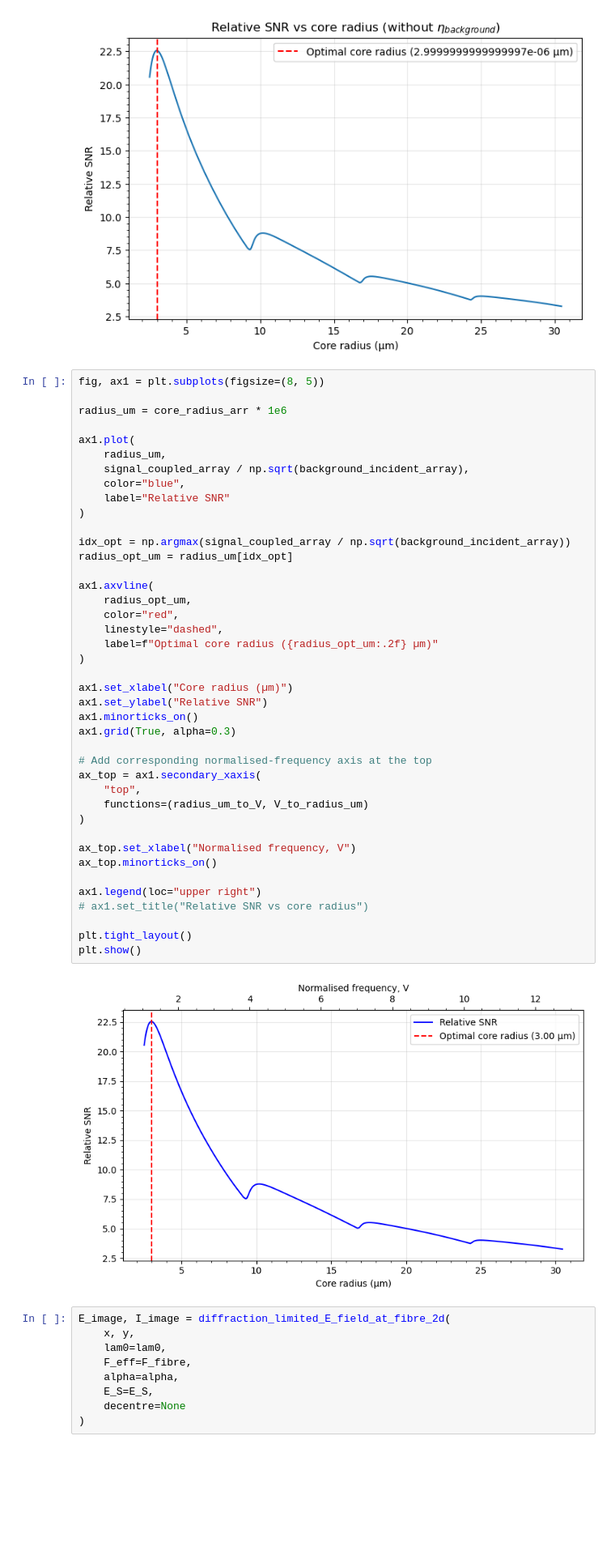
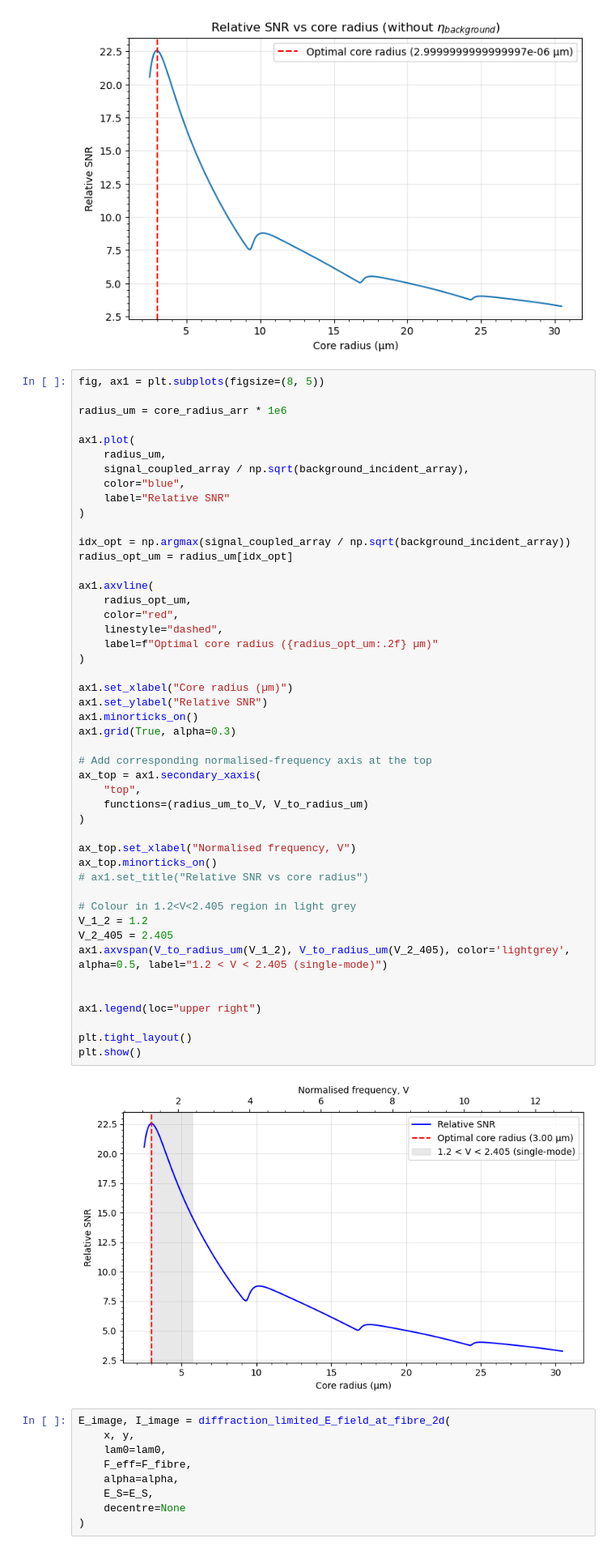
Before and after one commit to TongyueLiu/OH-Suppression-MRes-Project, a Jupyter notebook: notebooks/F-non-optimised 2D E-field.ipynb, the cells around one changed output. Shown at 81% size. Saved outputs shown, nothing was run; the diff lists cells and outputs as text; blank space fills up the shorter version.

```diff
--- a/notebooks/F-non-optimised 2D E-field.ipynb
+++ b/notebooks/F-non-optimised 2D E-field.ipynb
@@ -1460,35 +1460,41 @@ ax1.plot(
 
 idx_opt = np.argmax(signal_coupled_array / np.sqrt(background_incident_array))
 radius_opt_um = radius_um[idx_opt]
 
 ax1.axvline(
     radius_opt_um,
     color="red",
     linestyle="dashed",
     label=f"Optimal core radius ({radius_opt_um:.2f} µm)"
 )
 
 ax1.set_xlabel("Core radius (µm)")
 ax1.set_ylabel("Relative SNR")
 ax1.minorticks_on()
 ax1.grid(True, alpha=0.3)
 
 # Add corresponding normalised-frequency axis at the top
 ax_top = ax1.secondary_xaxis(
     "top",
     functions=(radius_um_to_V, V_to_radius_um)
 )
 
 ax_top.set_xlabel("Normalised frequency, V")
 ax_top.minorticks_on()
+# ax1.set_title("Relative SNR vs core radius")
+
+# Colour in 1.2<V<2.405 region in light grey
+V_1_2 = 1.2
+V_2_405 = 2.405
+ax1.axvspan(V_to_radius_um(V_1_2), V_to_radius_um(V_2_405), color='lightgrey', alpha=0.5, label="1.2 < V < 2.405 (single-mode)")
+
 
 ax1.legend(loc="upper right")
-# ax1.set_title("Relative SNR vs core radius")
 
 plt.tight_layout()
 plt.show()
 # %% [output]
-[figure, old version]
+[figure, new version]
 # %%
 E_image, I_image = diffraction_limited_E_field_at_fibre_2d(
     x, y,
```
Also changed, not shown: parts of 5 cells of this notebook, 6 other files.
